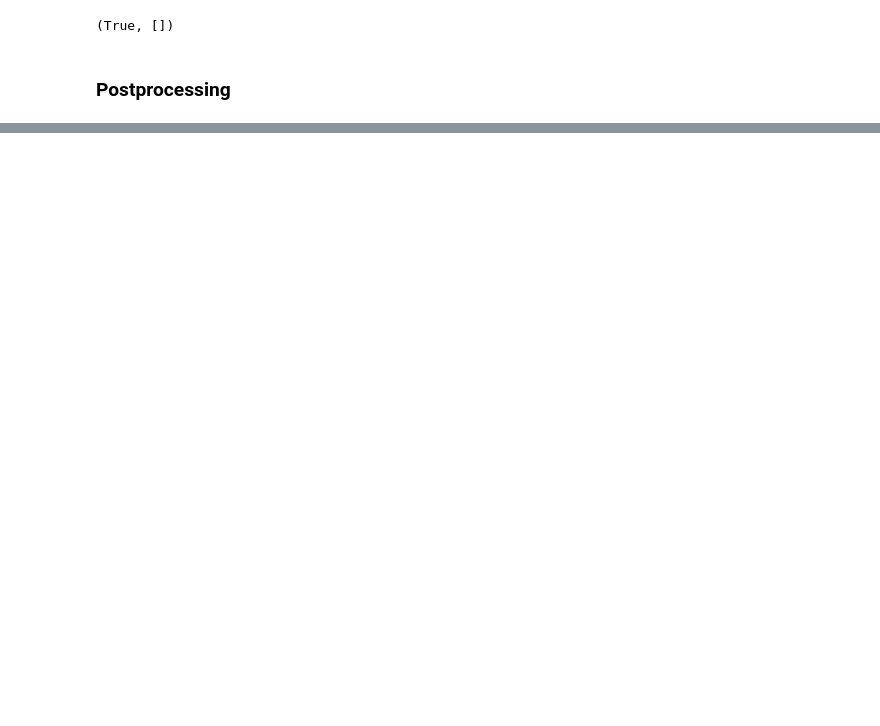
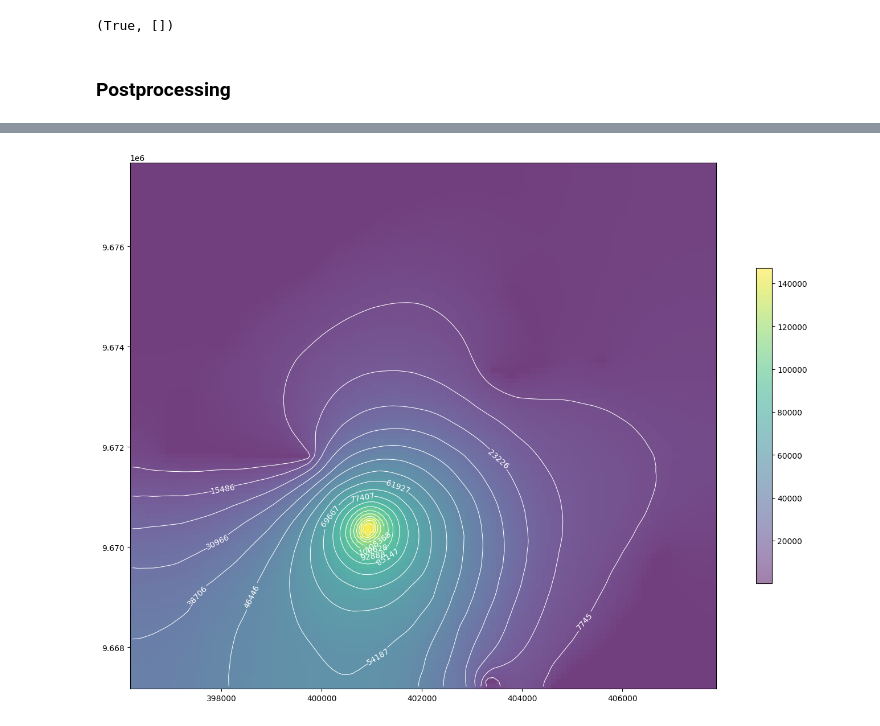
Before and after one commit to mariaadeliaw/FloPy_LUMENS, a Jupyter notebook: testing_peat_module/peat_testing_4.ipynb, the cells around one changed output, grey strips where cells are left out. Saved outputs shown, nothing was run; the diff lists cells and outputs as text; code cells hidden in the pictures; blank space fills up the shorter version.

```diff
--- a/testing_peat_module/peat_testing_4.ipynb
+++ b/testing_peat_module/peat_testing_4.ipynb
@@ -271,0 +268,14 @@ plt.show()
+# %%
+#plot model heads with colorgrid and label contours
+fig = plt.figure(figsize=(18, 12))
+ax = fig.add_subplot(1, 1, 1, aspect='equal')
+mapview = flopy.plot.PlotMapView(model=gwf)
+
+quadmesh = mapview.plot_array(head, alpha=0.5)
+levels = np.linspace(np.nanmin(head),np.nanmax(head),num=20)
+c = mapview.contour_array(head, linewidths=0.75,colors='white',levels=levels)
+plt.clabel(c, fmt='%3d')
+plt.colorbar(quadmesh, shrink=0.6)
+plt.show()
+# %% [output]
+[figure, added]
```
Also changed, not shown: parts of 7 cells of this notebook.
